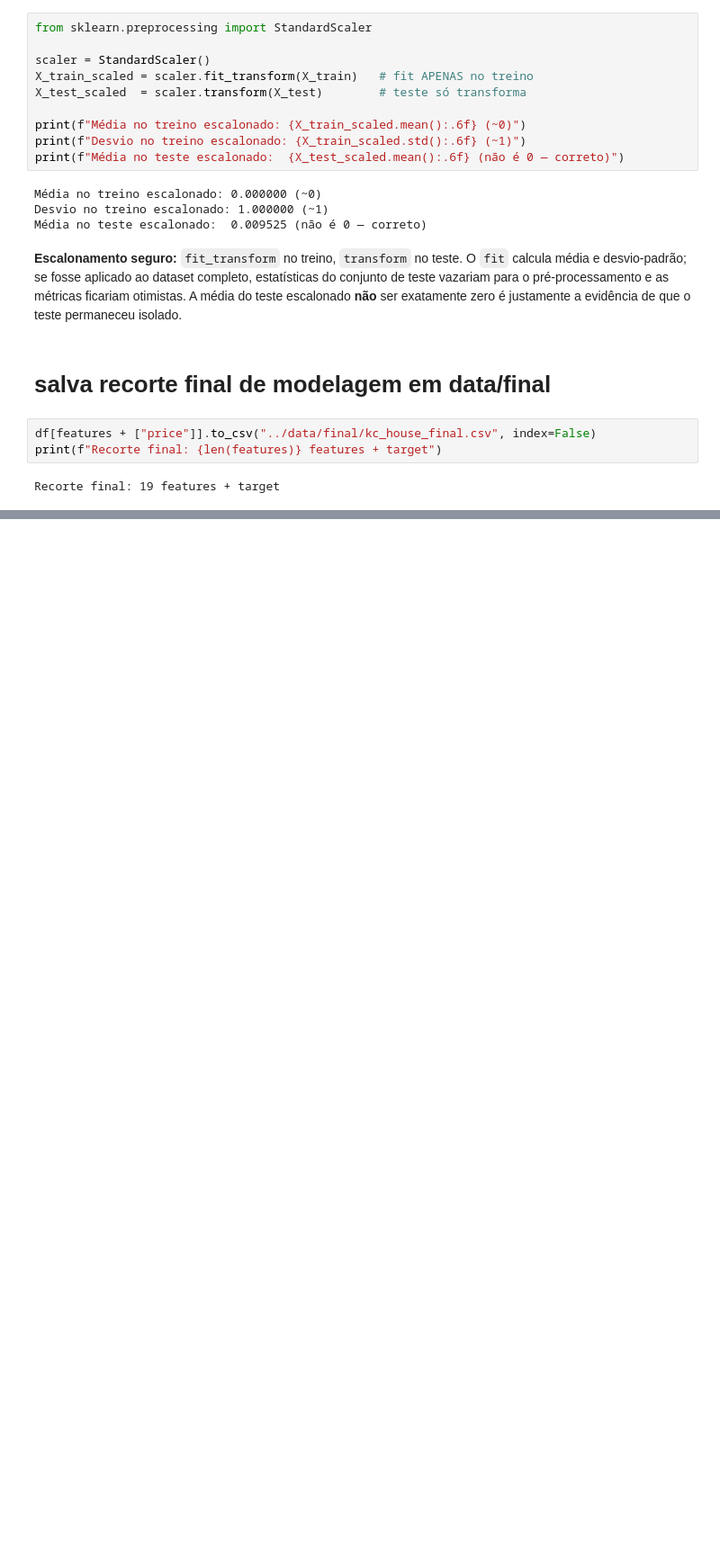
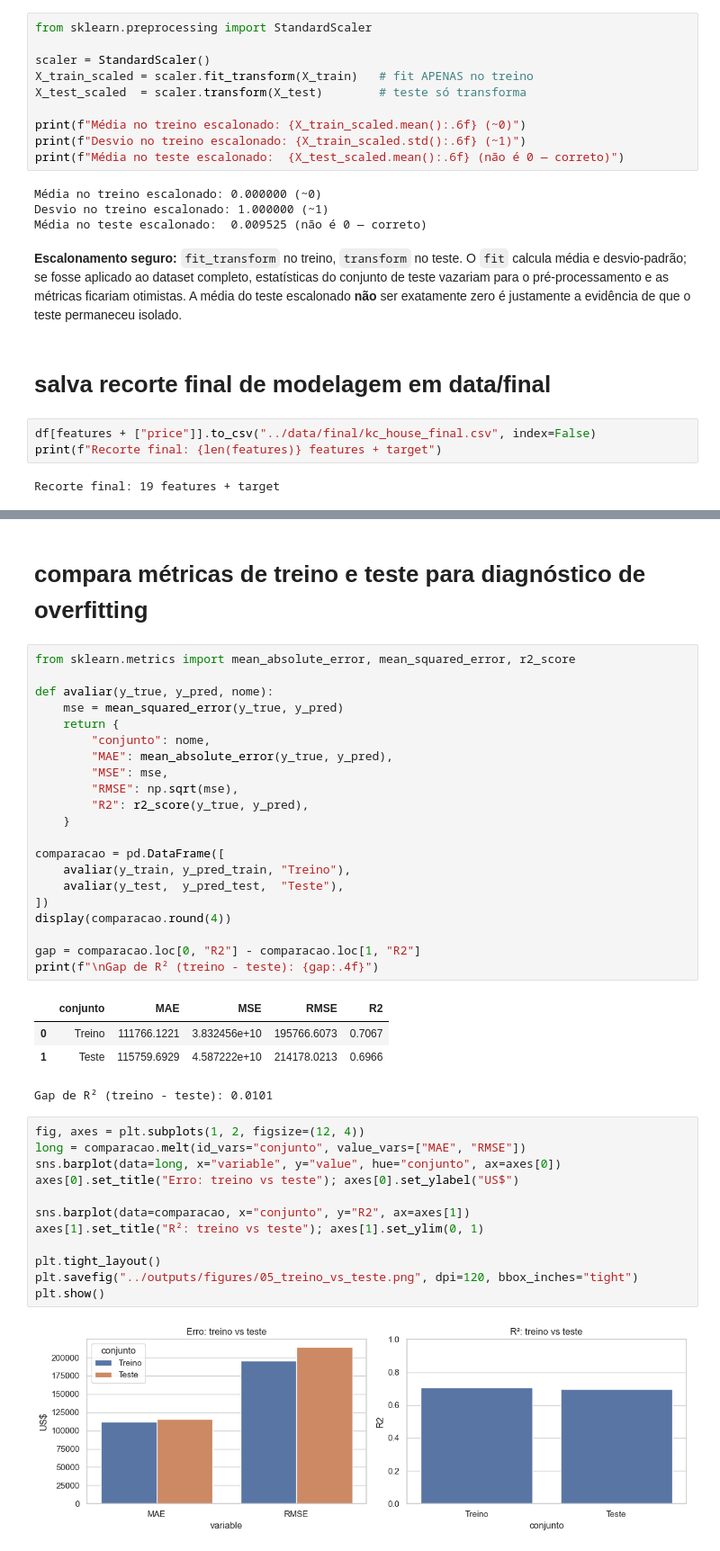
Before and after one commit to jhonatanalves/projetofinal_modulo1_sctec, a Jupyter notebook: notebooks/kc_house_predictor.ipynb, the cells around one changed output, grey strips where cells are left out. Shown at 90% size. Cells and saved outputs as stored; diff of their text form; blank space fills up the shorter version.

```diff
--- a/notebooks/kc_house_predictor.ipynb
+++ b/notebooks/kc_house_predictor.ipynb
@@ -559,0 +591,42 @@ Recorte final: 19 features + target
+# %% [markdown]
+# compara métricas de treino e teste para diagnóstico de overfitting
+# %%
+from sklearn.metrics import mean_absolute_error, mean_squared_error, r2_score
+
+def avaliar(y_true, y_pred, nome):
+    mse = mean_squared_error(y_true, y_pred)
+    return {
+        "conjunto": nome,
+        "MAE": mean_absolute_error(y_true, y_pred),
+        "MSE": mse,
+        "RMSE": np.sqrt(mse),
+        "R2": r2_score(y_true, y_pred),
+    }
+
+comparacao = pd.DataFrame([
+    avaliar(y_train, y_pred_train, "Treino"),
+    avaliar(y_test,  y_pred_test,  "Teste"),
+])
+display(comparacao.round(4))
+
+gap = comparacao.loc[0, "R2"] - comparacao.loc[1, "R2"]
+print(f"\nGap de R² (treino - teste): {gap:.4f}")
+# %% [output]
+|  | conjunto | MAE | MSE | RMSE | R2 |
+| 0 | Treino | 111766.1221 | 3.832456e+10 | 195766.6073 | 0.7067 |
+| 1 | Teste | 115759.6929 | 4.587222e+10 | 214178.0213 | 0.6966 |
+Gap de R² (treino - teste): 0.0101
+# %%
+fig, axes = plt.subplots(1, 2, figsize=(12, 4))
+long = comparacao.melt(id_vars="conjunto", value_vars=["MAE", "RMSE"])
+sns.barplot(data=long, x="variable", y="value", hue="conjunto", ax=axes[0])
+axes[0].set_title("Erro: treino vs teste"); axes[0].set_ylabel("US$")
+
+sns.barplot(data=comparacao, x="conjunto", y="R2", ax=axes[1])
+axes[1].set_title("R²: treino vs teste"); axes[1].set_ylim(0, 1)
+
+plt.tight_layout()
+plt.savefig("../outputs/figures/05_treino_vs_teste.png", dpi=120, bbox_inches="tight")
+plt.show()
+# %% [output]
+[figure, added]
```
Also changed, not shown: parts of 5 cells of this notebook, 1 other file.
